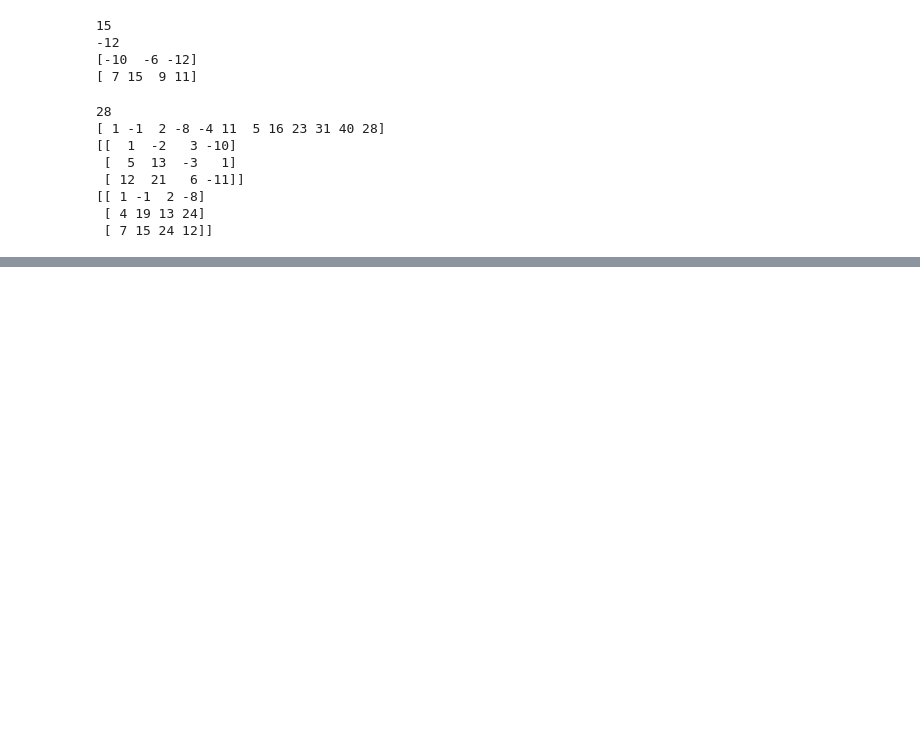
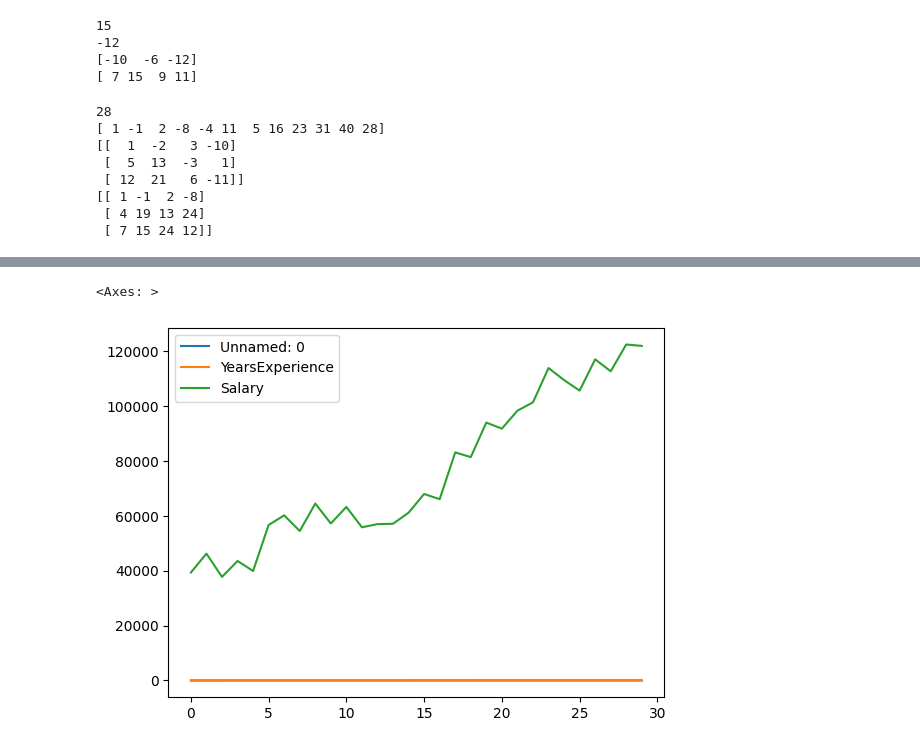
Before and after one commit to K-Saritha/ML-LAB, a Jupyter notebook: week1(ml).ipynb, the cells around one changed output, grey strips where cells are left out. Drawn from its saved outputs; the diff is of its cells as text; code cells hidden in the pictures; blank space fills up the shorter version.

```diff
--- a/week1(ml).ipynb
+++ b/week1(ml).ipynb
@@ -224,0 +248,5 @@ print(arr.cumsum(axis=1))
+# %%
+data.plot()
+# %% [output]
+<Axes: >
+[figure, added]
```
Also changed, not shown: parts of 7 cells of this notebook.
